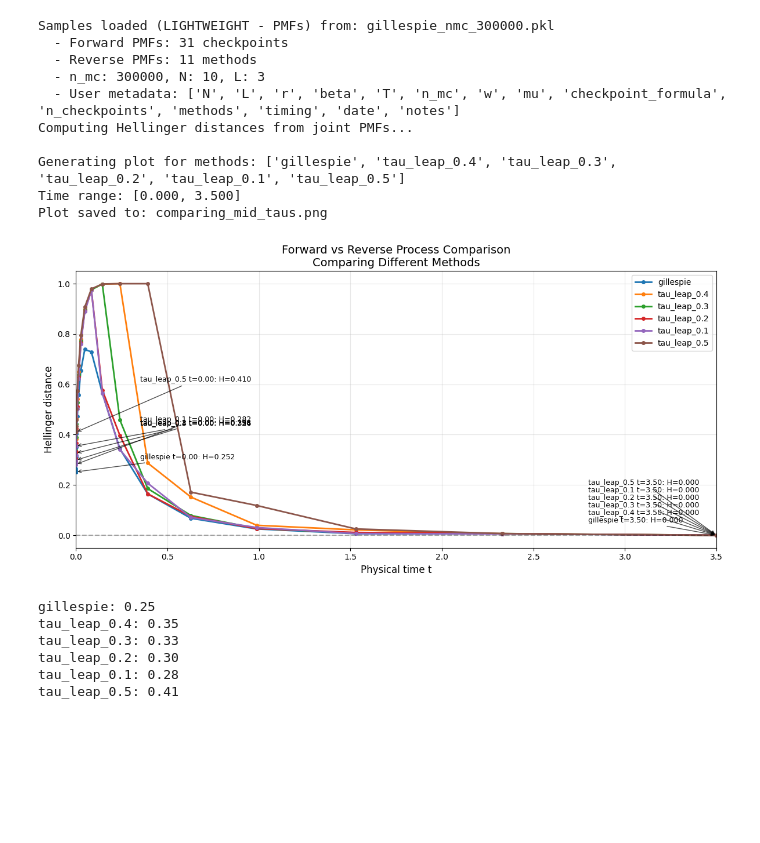
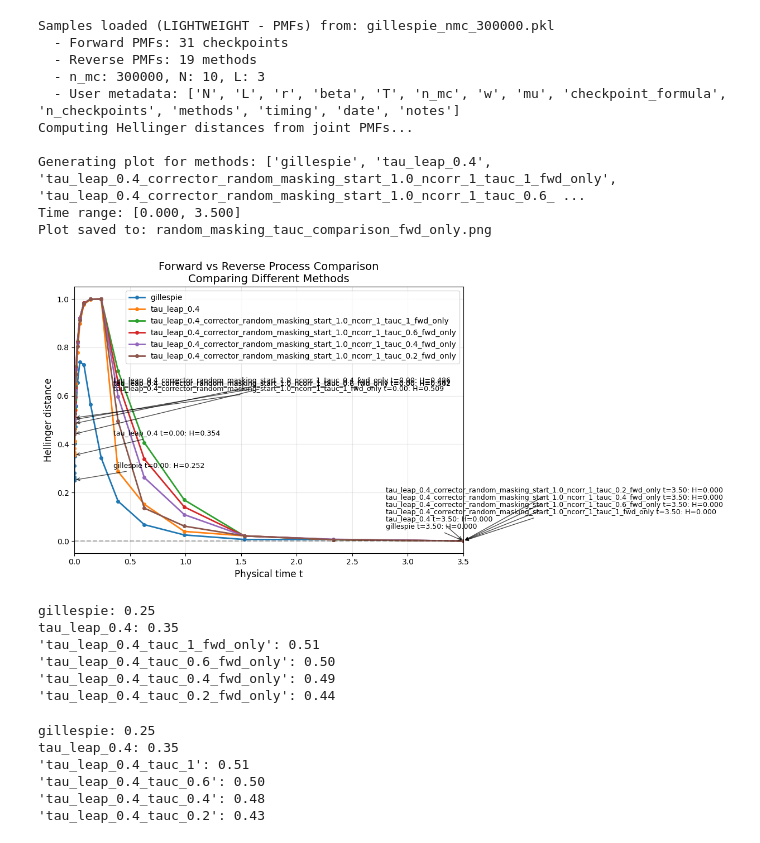
Before and after one commit to loren-ll/Correctors_Discrete_Diffusion, a Jupyter notebook: Testing_3.ipynb, the cells around one changed output. Drawn from its saved outputs; the diff is of its cells as text; code cells hidden in the pictures; blank space fills up the shorter version.

```diff
--- a/Testing_3.ipynb
+++ b/Testing_3.ipynb
@@ -178,37 +106,51 @@ Methods added:
-# %%
-data, metadata = load_samples('gillespie_nmc_300000.pkl')
-
-# Plot all methods
-a = plot_method_comparison(
-    data,
-    methods=['gillespie', 'tau_leap_0.4', 'tau_leap_0.3', 'tau_leap_0.2', 'tau_leap_0.1', 'tau_leap_0.5'],
-    filename='comparing_mid_taus.png',
-    show_annotations=True,
-    return_distances=True
-)
-# %% [output]
-Samples loaded (LIGHTWEIGHT - PMFs) from: gillespie_nmc_300000.pkl
-  - Forward PMFs: 31 checkpoints
-  - Reverse PMFs: 11 methods
-  - n_mc: 300000, N: 10, L: 3
-  - User metadata: ['N', 'L', 'r', 'beta', 'T', 'n_mc', 'w', 'mu', 'checkpoint_formula', 'n_checkpoints', 'methods', 'timing', 'date', 'notes']
-Computing Hellinger distances from joint PMFs...
-
-Generating plot for methods: ['gillespie', 'tau_leap_0.4', 'tau_leap_0.3', 'tau_leap_0.2', 'tau_leap_0.1', 'tau_leap_0.5']
-Time range: [0.000, 3.500]
-Plot saved to: comparing_mid_taus.png
-[figure, removed]
+# %%
+data, metadata = load_samples('gillespie_nmc_300000.pkl')
+
+# Plot all methods
+b = plot_method_comparison(
+    data,
+    methods=['gillespie', 'tau_leap_0.4', 'tau_leap_0.4_corrector_random_masking_start_1.0_ncorr_1_tauc_1_fwd_only', 'tau_leap_0.4_corrector_random_masking_start_1.0_ncorr_1_tauc_0.6_fwd_only', 'tau_leap_0.4_corrector_random_masking_start_1.0_ncorr_1_tauc_0.4_fwd_only', 'tau_leap_0.4_corrector_random_masking_start_1.0_ncorr_1_tauc_0.2_fwd_only' ],  # None = plot all methods
+    filename='random_masking_tauc_comparison_fwd_only.png',
+    show_annotations=True,
+    return_distances=True
+)
+# %% [output]
+Samples loaded (LIGHTWEIGHT - PMFs) from: gillespie_nmc_300000.pkl
+  - Forward PMFs: 31 checkpoints
+  - Reverse PMFs: 19 methods
+  - n_mc: 300000, N: 10, L: 3
+  - User metadata: ['N', 'L', 'r', 'beta', 'T', 'n_mc', 'w', 'mu', 'checkpoint_formula', 'n_checkpoints', 'methods', 'timing', 'date', 'notes']
+Computing Hellinger distances from joint PMFs...
+
+Generating plot for methods: ['gillespie', 'tau_leap_0.4', 'tau_leap_0.4_corrector_random_masking_start_1.0_ncorr_1_tauc_1_fwd_only', 'tau_leap_0.4_corrector_random_masking_start_1.0_ncorr_1_tauc_0.6_ ...
+Time range: [0.000, 3.500]
+Plot saved to: random_masking_tauc_comparison_fwd_only.png
+[figure, added]
+# %%
+print(f"gillespie: {b['gillespie'][0.0]:.2f}")
+print(f"tau_leap_0.4: {b['tau_leap_0.4'][0.0]:.2f}")
+print(f"'tau_leap_0.4_tauc_1_fwd_only': {b['tau_leap_0.4_corrector_random_masking_start_1.0_ncorr_1_tauc_1_fwd_only'][0.0]:.2f}")
+print(f"'tau_leap_0.4_tauc_0.6_fwd_only': {b['tau_leap_0.4_corrector_random_masking_start_1.0_ncorr_1_tauc_0.6_fwd_only'][0.0]:.2f}")
+print(f"'tau_leap_0.4_tauc_0.4_fwd_only': {b['tau_leap_0.4_corrector_random_masking_start_1.0_ncorr_1_tauc_0.4_fwd_only'][0.0]:.2f}")
+print(f"'tau_leap_0.4_tauc_0.2_fwd_only': {b['tau_leap_0.4_corrector_random_masking_start_1.0_ncorr_1_tauc_0.2_fwd_only'][0.0]:.2f}")
+# %% [output]
+gillespie: 0.25
+tau_leap_0.4: 0.35
+'tau_leap_0.4_tauc_1_fwd_only': 0.51
+'tau_leap_0.4_tauc_0.6_fwd_only': 0.50
+'tau_leap_0.4_tauc_0.4_fwd_only': 0.49
+'tau_leap_0.4_tauc_0.2_fwd_only': 0.44
 # %%
 print(f"gillespie: {a['gillespie'][0.0]:.2f}")
 print(f"tau_leap_0.4: {a['tau_leap_0.4'][0.0]:.2f}")
-print(f"tau_leap_0.3: {a['tau_leap_0.3'][0.0]:.2f}")
-print(f"tau_leap_0.2: {a['tau_leap_0.2'][0.0]:.2f}")
-print(f"tau_leap_0.1: {a['tau_leap_0.1'][0.0]:.2f}")
-print(f"tau_leap_0.5: {a['tau_leap_0.5'][0.0]:.2f}")
+print(f"'tau_leap_0.4_tauc_1': {a['tau_leap_0.4_corrector_random_masking_start_1.0_ncorr_1_tauc_1'][0.0]:.2f}")
+print(f"'tau_leap_0.4_tauc_0.6': {a['tau_leap_0.4_corrector_random_masking_start_1.0_ncorr_1_tauc_0.6'][0.0]:.2f}")
+print(f"'tau_leap_0.4_tauc_0.4': {a['tau_leap_0.4_corrector_random_masking_start_1.0_ncorr_1_tauc_0.4'][0.0]:.2f}")
+print(f"'tau_leap_0.4_tauc_0.2': {a['tau_leap_0.4_corrector_random_masking_start_1.0_ncorr_1_tauc_0.2'][0.0]:.2f}")
 # %% [output]
 gillespie: 0.25
 tau_leap_0.4: 0.35
-tau_leap_0.3: 0.33
-tau_leap_0.2: 0.30
-tau_leap_0.1: 0.28
-tau_leap_0.5: 0.41
+'tau_leap_0.4_tauc_1': 0.51
+'tau_leap_0.4_tauc_0.6': 0.50
+'tau_leap_0.4_tauc_0.4': 0.48
+'tau_leap_0.4_tauc_0.2': 0.43
```
Also changed, not shown: parts of 5 cells of this notebook.
